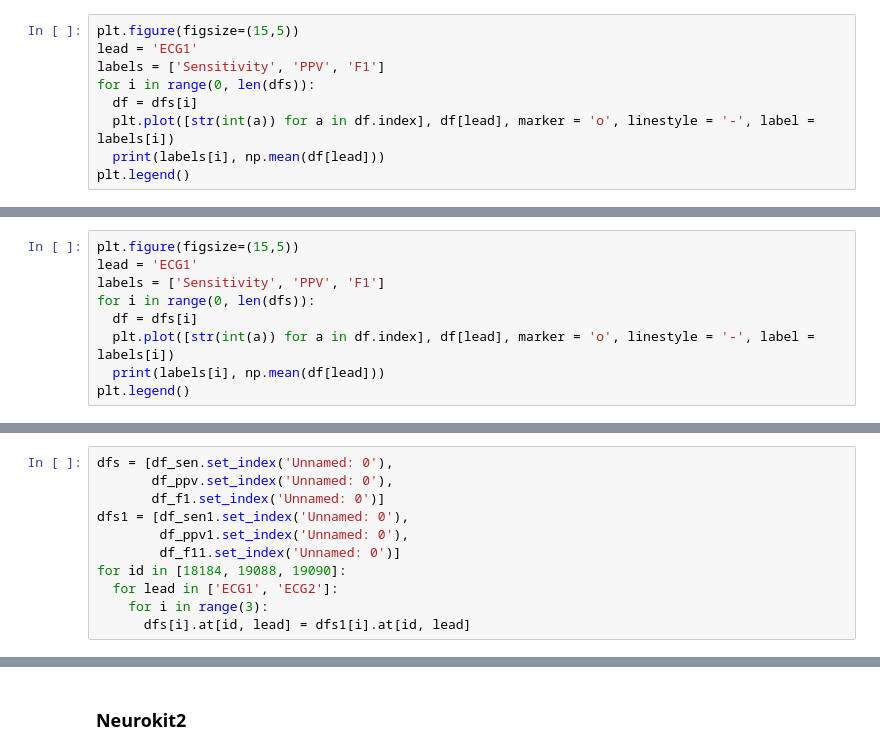
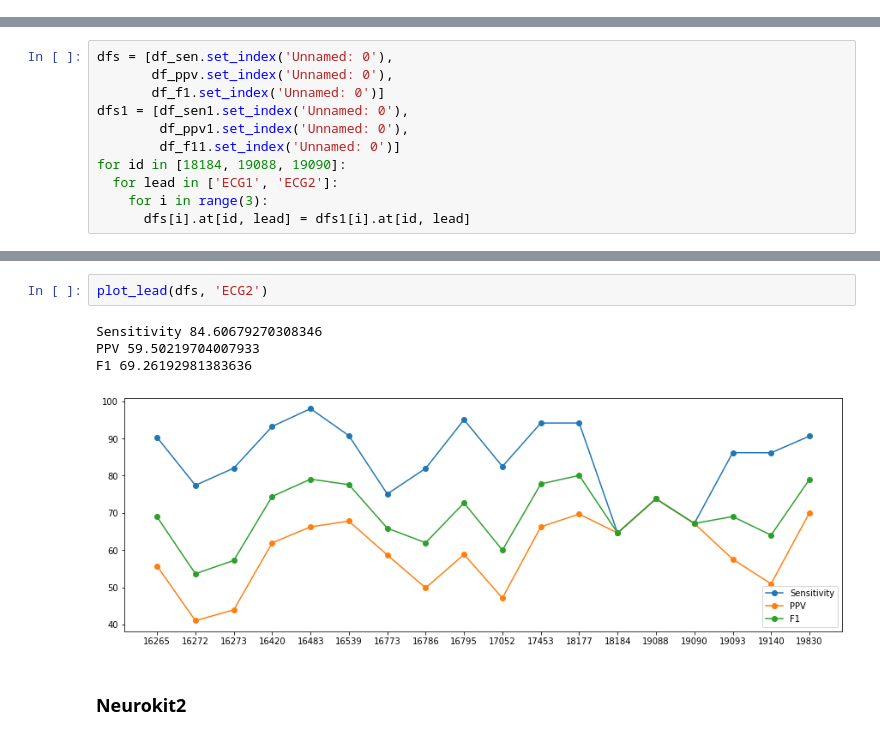
Before and after one commit to kellydingzx/ecg_notebooks, a Jupyter notebook: Results_Arr.ipynb, the cells around one changed output, grey strips where cells are left out. Saved outputs shown, nothing was run; the diff lists cells and outputs as text.

```diff
--- a/Results_Arr.ipynb
+++ b/Results_Arr.ipynb
@@ -170,12 +190,3 @@ for a in [a, b, c]:
   rest.index.name = 'ID'
   new_df = rest.append(partb)
   dfs.append(new_df)
-# %%
-plt.figure(figsize=(15,5))
-lead = 'ECG1'
-labels = ['Sensitivity', 'PPV', 'F1']
-for i in range(0, len(dfs)):
-  df = dfs[i]
-  plt.plot([str(int(a)) for a in df.index], df[lead], marker = 'o', linestyle = '-', label = labels[i])
-  print(labels[i], np.mean(df[lead]))
-plt.legend()
@@ -223,12 +222,3 @@ for df in [df_sen, df_ppv, df_f1]:
   partb.index.name = 'ID'
   new_df = parta.append(partb)
   dfs.append(new_df.sort_index())
-# %%
-plt.figure(figsize=(15,5))
-lead = 'ECG1'
-labels = ['Sensitivity', 'PPV', 'F1']
-for i in range(0, len(dfs)):
-  df = dfs[i]
-  plt.plot([str(int(a)) for a in df.index], df[lead], marker = 'o', linestyle = '-', label = labels[i])
-  print(labels[i], np.mean(df[lead]))
-plt.legend()
@@ -279,3 +269,10 @@ F1 74.04169505288203
+# %%
+plot_lead(dfs, 'ECG2')
+# %% [output]
+Sensitivity 84.60679270308346
+PPV 59.50219704007933
+F1 69.26192981383636
+[figure, added]
 # %% [markdown]
 ### Neurokit2
 # %%
```
Also changed, not shown: parts of 23 cells of this notebook.
